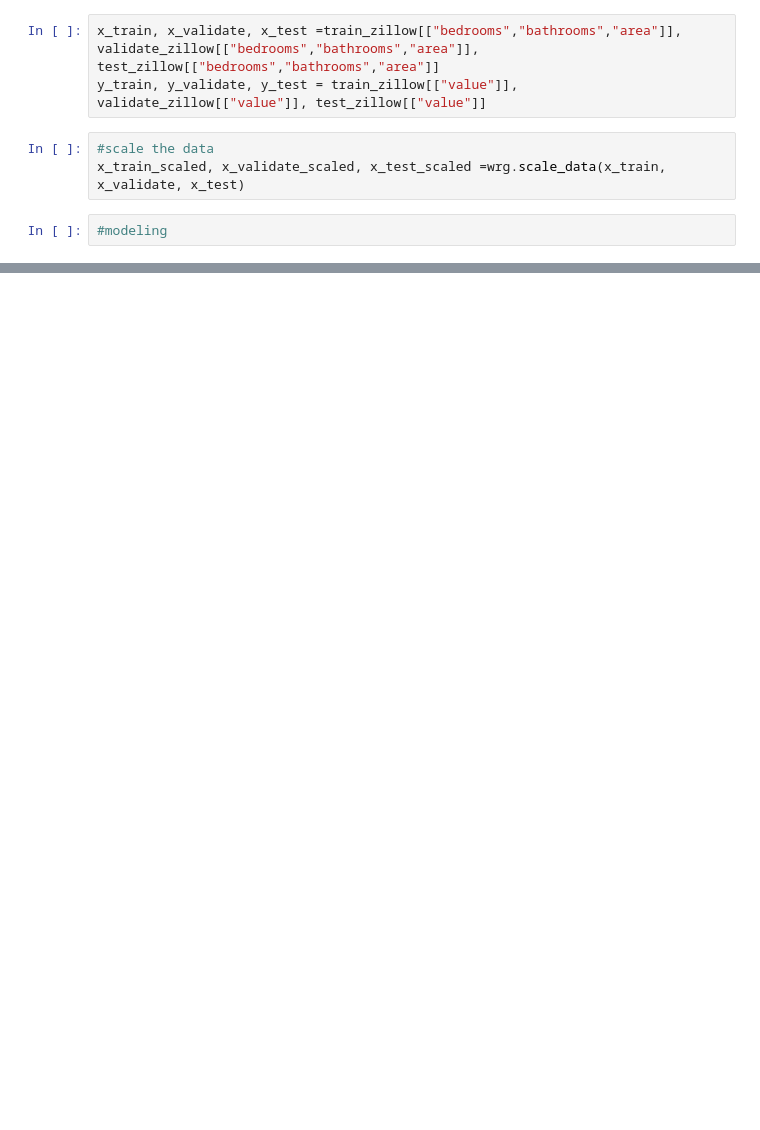
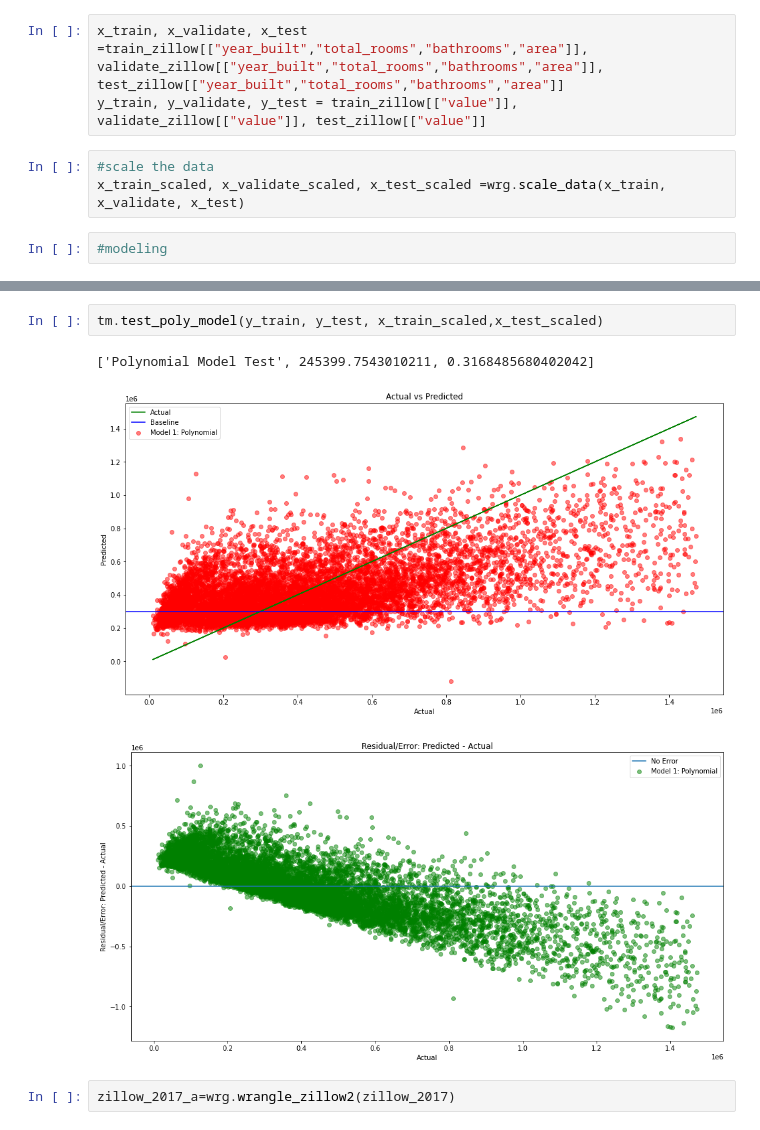
Before and after one commit to OKPTaylor/Zillow_2017_Project, a Jupyter notebook: zillow_project_test.ipynb, the cells around one changed output, grey strips where cells are left out. Drawn from its saved outputs; the diff is of its cells as text; blank space fills up the shorter version.

```diff
--- a/zillow_project_test.ipynb
+++ b/zillow_project_test.ipynb
@@ -218,5 +178,5 @@ We reject the null hypothesis, there is a linear relationship between the variab
 # %%
-x_train, x_validate, x_test =train_zillow[["bedrooms","bathrooms","area"]], validate_zillow[["bedrooms","bathrooms","area"]], test_zillow[["bedrooms","bathrooms","area"]]
+x_train, x_validate, x_test =train_zillow[["year_built","total_rooms","bathrooms","area"]], validate_zillow[["year_built","total_rooms","bathrooms","area"]], test_zillow[["year_built","total_rooms","bathrooms","area"]]
 y_train, y_validate, y_test = train_zillow[["value"]], validate_zillow[["value"]], test_zillow[["value"]]
 # %%
 #scale the data
@@ -225,0 +199,8 @@ x_train_scaled, x_validate_scaled, x_test_scaled =wrg.scale_data(x_train, x_vali
+# %%
+tm.test_poly_model(y_train, y_test, x_train_scaled,x_test_scaled)
+# %% [output]
+['Polynomial Model Test', 245399.7543010211, 0.3168485680402042]
+[figure, added]
+[figure, added]
+# %%
+zillow_2017_a=wrg.wrangle_zillow2(zillow_2017)
```
Also changed, not shown: parts of 23 cells of this notebook.
